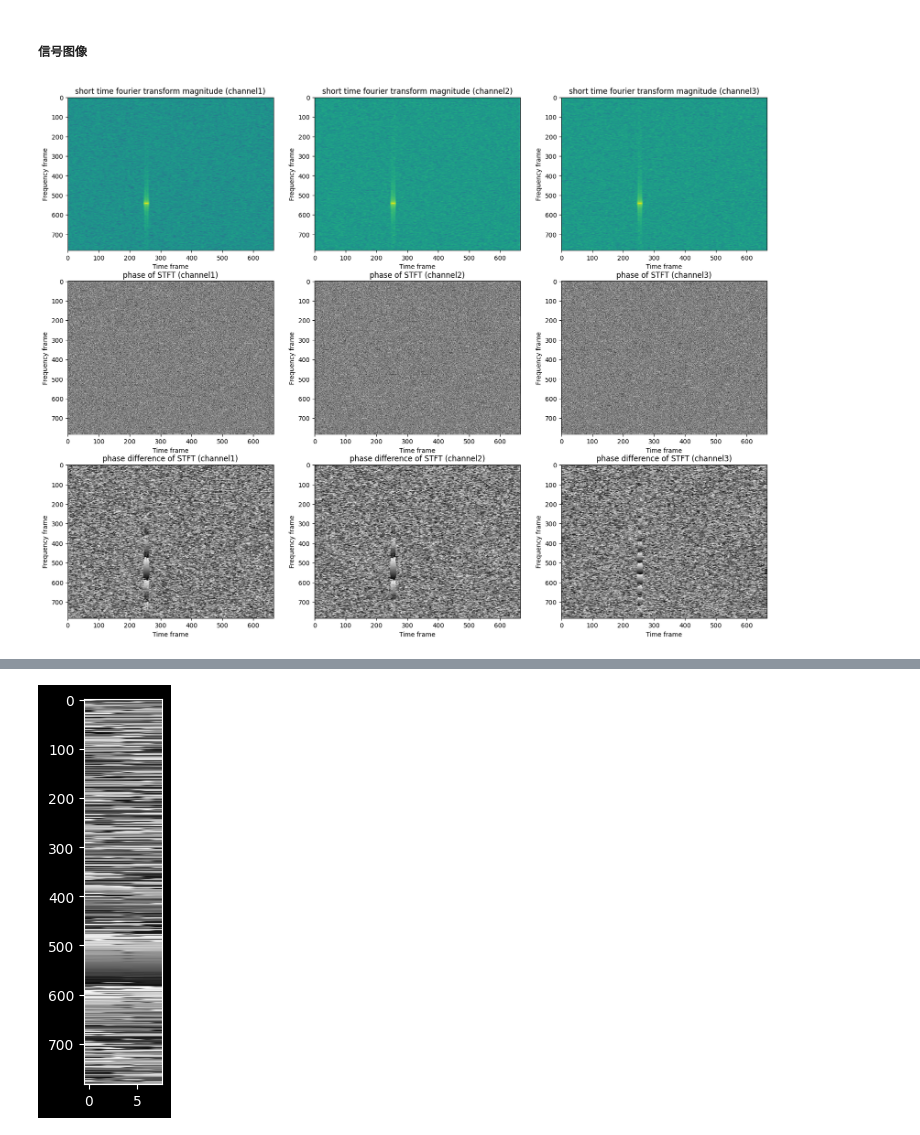
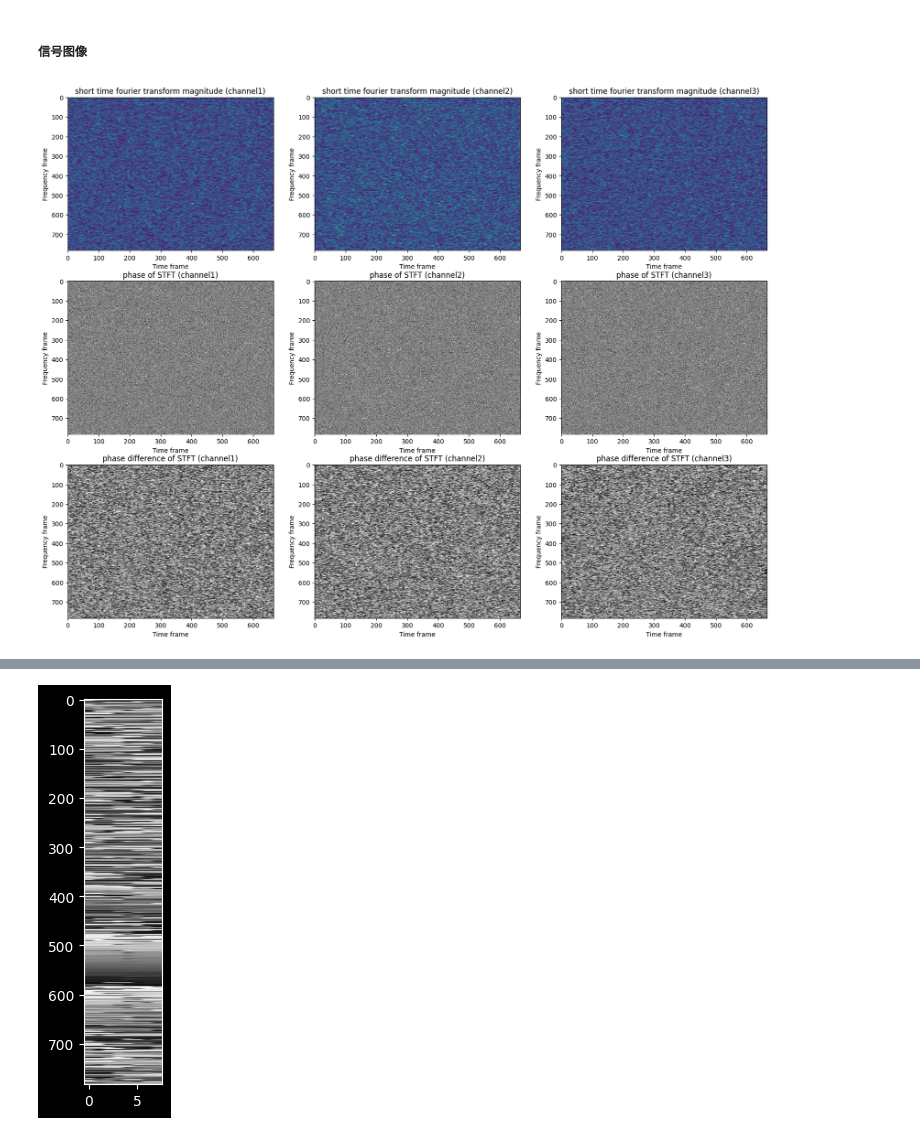
Before and after one commit to LeoJhonSong/ternary-array-passive-bearing, a Jupyter notebook: main.ipynb, the cells around one changed output, grey strips where cells are left out. Drawn from its saved outputs; the diff is of its cells as text; code cells hidden in the pictures.

```diff
--- a/main.ipynb
+++ b/main.ipynb
@@ -62,14 +62,15 @@ array_data_sampler = Array_Data_Sampler(
 )
 
 # array_data_sampler.set_ideal()
-# array_data_sampler.set_SNR(30)
-array_data_sampler.set_SNR(20)
-# array_data_sampler.set_SNR(10)
-# array_data_sampler.set_SNR(5)
-# array_data_sampler.set_SNR(-5)
-# array_data_sampler.set_SNR(-10)
-# array_data_sampler.set_SNR(-15)
-# array_data_sampler.set_SNR(-20)
+# array_data_sampler.set_SNR(30, fs, 2e3)
+array_data_sampler.set_SNR(20, fs, 2e3)
+# array_data_sampler.set_SNR(10, fs, 2e3)
+# array_data_sampler.set_SNR(5, fs, 2e3)
+# array_data_sampler.set_SNR(0, fs, 2e3)
+# array_data_sampler.set_SNR(-5, fs, 2e3)
+# array_data_sampler.set_SNR(-10, fs, 2e3)
+# array_data_sampler.set_SNR(-15, fs, 2e3)
+# array_data_sampler.set_SNR(-20, fs, 2e3)
 # %% [markdown]
 以声源加噪声实验来看, 以互谱法判断宽带噪声信号时延无效
 # %% [markdown]
@@ -84,32 +85,33 @@ x, r_real, angle_real, t_bound = array_data_sampler(t, velocity)
 
 import torch
 spectrogram_layer = feature_modules.Spectrogram(fs, 8192, 16, 20e3, 52.5e3).to('cuda')
 # filter_layer = feature_modules.Filter(fs, 8192, 42.5e3, 20e3, 52.5e3)
 cpsd_phase_layer = feature_modules.CPSD_Phase_Spectrogram().to('cuda')
 spectrogram = spectrogram_layer(torch.tensor(x).unsqueeze(0).unsqueeze(0).to('cuda'))
 phase = cpsd_phase_layer(spectrogram).cpu().squeeze()
 spectrogram = spectrogram.cpu().squeeze()
 # phase = cpsd_phase_layer(filter_layer(spectrogram_layer(torch.tensor(x).unsqueeze(0).unsqueeze(0).to('cuda')))).cpu().detach().squeeze()
 from matplotlib.colors import Normalize
 plt.figure(figsize=(20, 15))
 for i in range(3):
     # 第一列
     plt.subplot(3, 3, i+1)
-    plt.imshow(torch.log10(torch.abs(spectrogram)).numpy()[i], aspect='auto', cmap='viridis')
+    # plt.imshow(torch.log10(torch.abs(spectrogram)).numpy()[i], aspect='auto', cmap='viridis')
+    plt.imshow((torch.abs(spectrogram)).numpy()[i], aspect='auto', cmap='viridis')
     plt.title(f'short time fourier transform magnitude (channel{i+1})')
     plt.xlabel('Time frame')
     plt.ylabel('Frequency frame')
     # 第二列
     plt.subplot(3, 3, i+4)
     plt.imshow(torch.angle(spectrogram).numpy()[i], aspect='auto', cmap='gray', norm=Normalize(-np.pi, np.pi))
     plt.title(f'phase of STFT (channel{i+1})')
     plt.xlabel('Time frame')
     plt.ylabel('Frequency frame')
     # 第三列
     plt.subplot(3, 3, i+7)
     plt.imshow(phase[i], aspect='auto', cmap='gray', norm=Normalize(-np.pi, np.pi))
     plt.title(f'phase difference of STFT (channel{i+1})')
     plt.xlabel('Time frame')
     plt.ylabel('Frequency frame')
 # %% [output]
-[figure, old version]
+[figure, new version]
```
Also changed, not shown: parts of 1 cell of this notebook, 1 other file.
